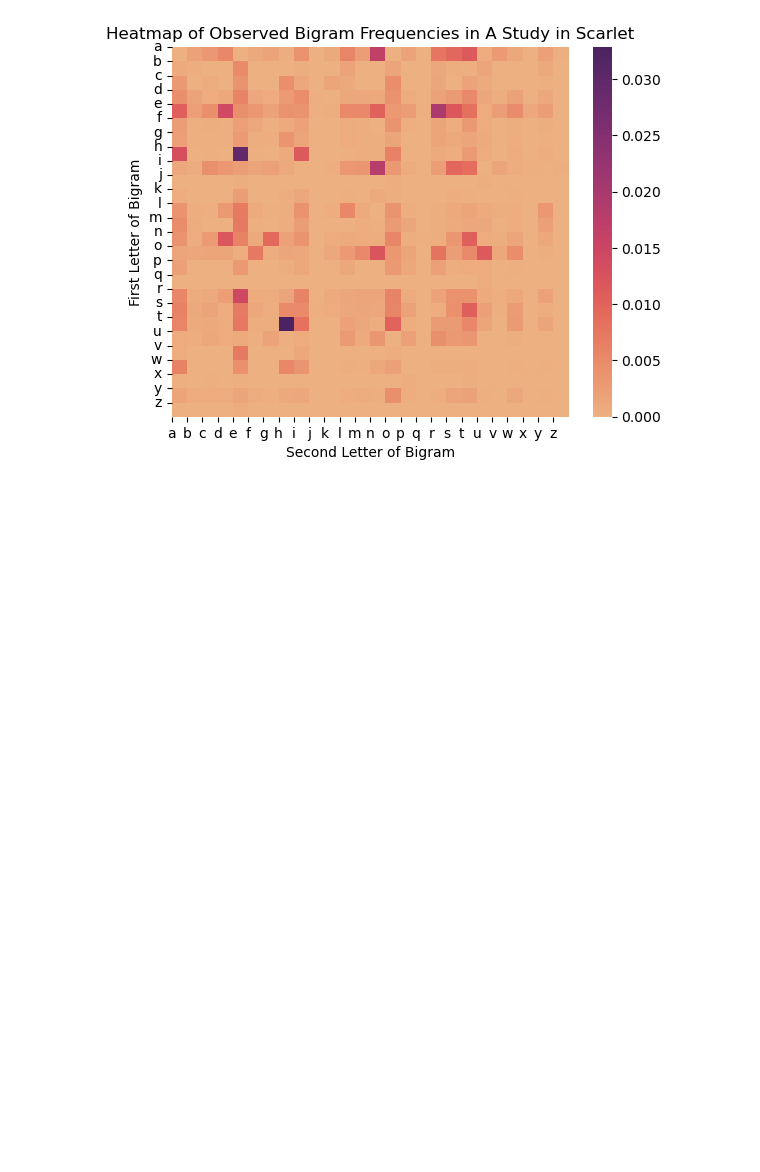
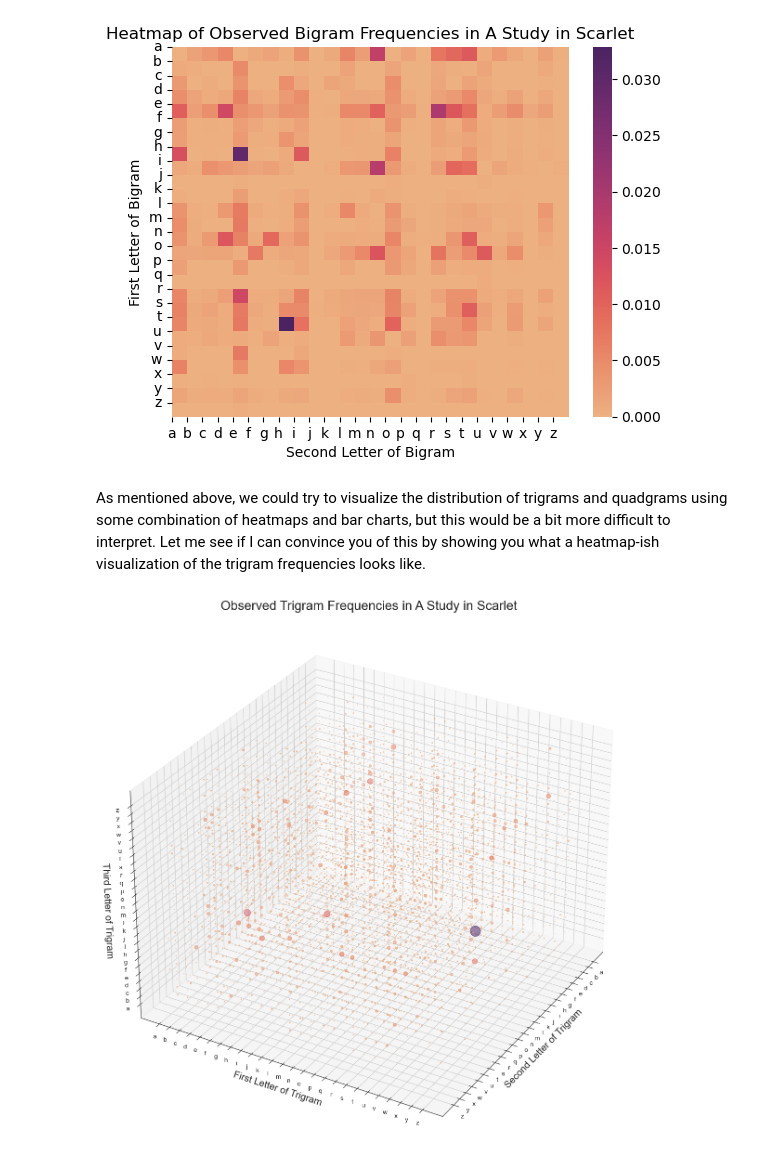
Before and after one commit to patrickSeegmiller/cryptAI, a Jupyter notebook: language_detection.ipynb, the cells around one changed output. Cells and saved outputs as stored; diff of their text form; code cells hidden in the pictures; blank space fills up the shorter version.

```diff
--- a/language_detection.ipynb
+++ b/language_detection.ipynb
@@ -181,3 +181,65 @@ plt.title('Heatmap of Observed Bigram Frequencies in A Study in Scarlet')
 plt.show()
 # %% [output]
 [figure]
+# %% [markdown]
+As mentioned above, we could try to visualize the distribution of trigrams and quadgrams using some combination of heatmaps and bar charts, but this would be a bit more difficult to interpret. Let me see if I can convince you of this by showing you what a heatmap-ish visualization of the trigram frequencies looks like.
+# %%
+# Let's do the same for the tri-grams. First we need a list of all the possible tri-grams.
+trigram_list = []
+for letter1 in alphabet:
+    for letter2 in alphabet:
+        for letter3 in alphabet:
+            trigram_list.append(letter1 + letter2 + letter3)
+
+# Now we will make a dataframe of all the possible tri-grams and merge it with the dataframe of observed tri-grams. Any missing
+# tri-grams from our observed tri-gram dataframe will have their observed frequency set to 0.
+all_trigrams_df = pd.DataFrame(trigram_list)
+all_trigrams_df.columns = ['trigram']
+study_3gram_df = pd.merge(all_trigrams_df, study_3gram_df, on='trigram', how='left')
+study_3gram_df.fillna(0, inplace=True)
+study_3gram_df = study_3gram_df.sort_values(by='trigram', ascending=True)
+
+# Let's look at this as scatter plot where the x-axis is the first letter of the trigram, the y-axis is the second letter of the trigram,
+# the z-axis is the third letter of the trigram, and the color of the point is the observed frequency of the trigram. We will need to
+# first make a matrix of the observed frequencies where the rows are the first letter of the trigram, the columns are the second letter
+# of the trigram, and the depth is the third letter of the trigram.
+trigram_tensor = np.zeros((26, 26, 26))
+for i in range(26):
+    for j in range(26):
+        for k in range(26):
+            trigram_tensor[i, j, k] = study_3gram_df.iloc[i*26*26 + j*26 + k, 1]
+
+# Now we can plot the scatter plot. We will first make a grid of the x, y, and z values to represent each of the possible
+# trigrams as a location in 3D space.
+x, y, z = np.meshgrid(np.arange(26), np.arange(26), np.arange(26))
+x = x.flatten()
+y = y.flatten()
+z = z.flatten()
+obs_freq = trigram_tensor.flatten()
+
+# Now we can plot the scatter plot. Let's make sure it is large enough to see the details (as much as possible),
+# colored in a way that is easy to see, and labeled. Let's make it draggable and rotatable as well so we can
+# see it from different angles and zoom in on different parts.
+from mpl_toolkits.mplot3d import Axes3D
+fig = plt.figure(figsize=(15, 15))
+ax = fig.add_subplot(111, projection='3d')
+ax.scatter(x, y, z, c=obs_freq, s=obs_freq*50000, marker='.', cmap='flare')
+ax.set_xlabel('Second Letter of Trigram')
+ax.set_xticks(np.arange(26), alphabet)
+ax.set_ylabel('First Letter of Trigram')
+ax.set_yticks(np.arange(26), alphabet)
+ax.set_zlabel('Third Letter of Trigram')
+ax.set_zticks(np.arange(26), alphabet)
+ax.set_title('Observed Trigram Frequencies in A Study in Scarlet')
+ax.view_init(30, 30)
+sns.set_style('ticks')
+# Make labels larger
+ax.xaxis.label.set_size(15)
+ax.yaxis.label.set_size(15)
+ax.zaxis.label.set_size(15)
+# Fix title
+ax.title.set_size(20)
+ax.title.set_position([0.5, 1.05])
+plt.show()
+# %% [output]
+[figure, added]
```
Also changed, not shown: parts of 2 cells of this notebook.
